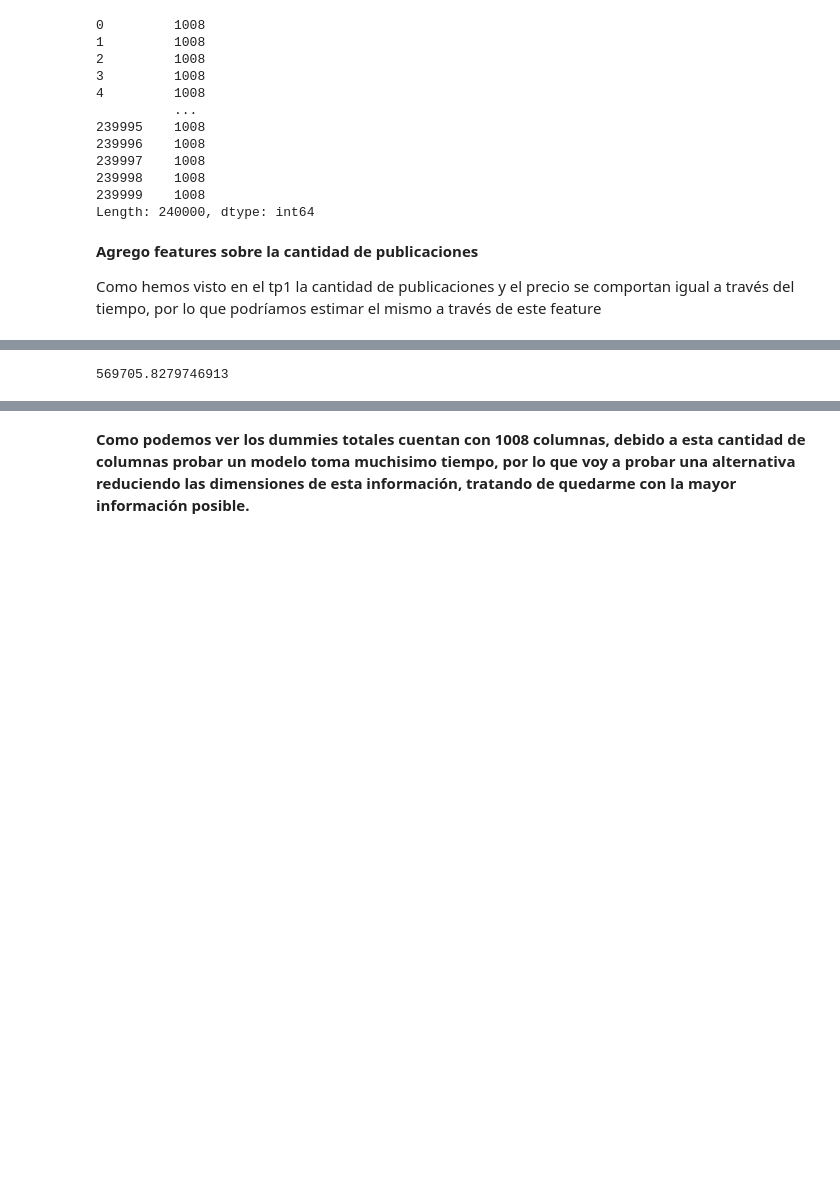
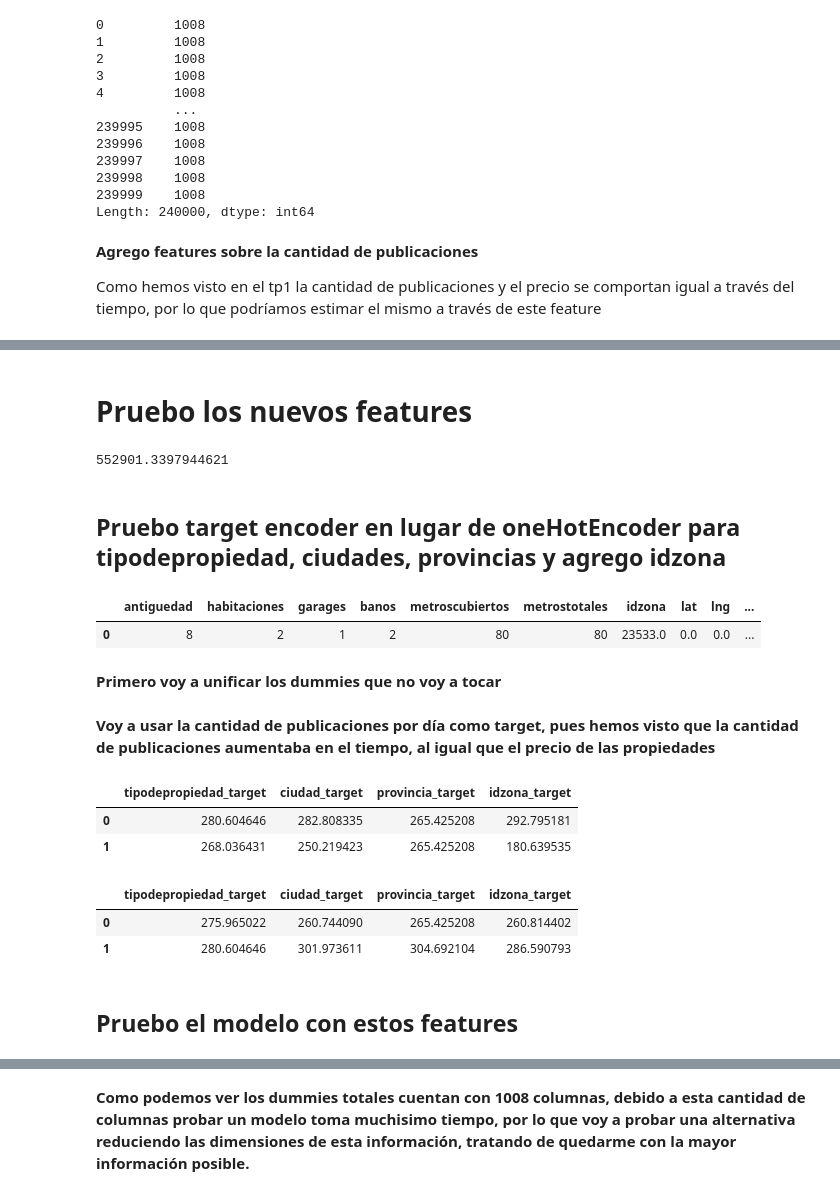
Before and after one commit to luctiz/Grupo43-TP2, a Jupyter notebook: TP2_Features_Soledad.ipynb, the cells around one changed output, grey strips where cells are left out. Drawn from its saved outputs; the diff is of its cells as text; code cells hidden in the pictures; blank space fills up the shorter version.

```diff
--- a/TP2_Features_Soledad.ipynb
+++ b/TP2_Features_Soledad.ipynb
@@ -1315,7 +1315,8 @@ Length: 240000, dtype: int64
 
 Como hemos visto en el tp1 la cantidad de publicaciones y el precio se comportan igual a través del tiempo, por lo que podríamos estimar el mismo a través de este feature
 # %%
-train['publicaciones_por_mes'] = train[['año','mes', 'id']].groupby(['año','mes']).transform(lambda x: x.count()).fillna(0)
+train['publicaciones_por_mes'] = train[['año','mes', 'id']].groupby(['año','mes']).transform(lambda x: x.count())
+train['publicaciones_por_mes'] = train['publicaciones_por_mes'].fillna(0)
 train.head(1)
 # %% [output]
 |  | id | titulo | descripcion | tipodepropiedad | direccion | ciudad | provincia | antiguedad | ... |
@@ -1338,6 +1346,7 @@ X_test = test[Numericos].join(dummies_test)
+# %% [markdown]
+# Pruebo los nuevos features
 # %%
-scores = cross_val_score(RF_model , X_norm, Y, scoring="neg_mean_absolute_error", cv=5)
+scores = cross_val_score(RF_model , X, Y, scoring="neg_mean_absolute_error", cv=4)
 RF_mae_score17 = -scores.mean()
 RF_mae_score17
+#551630.1516904247
-# %% [output]
-569705.8279746913
@@ -1343,0 +1357,19 @@ RF_mae_score17
+# %%
+#Veo el score con los datos normalizados
+scores = cross_val_score(RF_model , X_norm, Y, scoring="neg_mean_absolute_error", cv=4)
+RF_mae_score18 = -scores.mean()
+RF_mae_score18
+#586329.8868912412
+#569705.8279746913
+#553321.2267744641
+# %% [output]
+552901.3397944621
+# %% [markdown]
+## Pruebo target encoder en lugar de oneHotEncoder para tipodepropiedad, ciudades, provincias y agrego idzona
+# %%
+train[Numericos].head(1)
+# %% [output]
+|  | antiguedad | habitaciones | garages | banos | metroscubiertos | metrostotales | idzona | lat | lng | ... |
+| 0 | 8 | 2 | 1 | 2 | 80 | 80 | 23533.0 | 0.0 | 0.0 | ... |
+# %% [markdown]
+**Primero voy a unificar los dummies que no voy a tocar**
@@ -1343,0 +1379,2 @@ RF_mae_score17
+# %% [markdown]
+**Voy a usar la cantidad de publicaciones por día como target, pues hemos visto que la cantidad de publicaciones aumentaba en el tiempo, al igual que el precio de las propiedades**
@@ -1343,0 +1391,12 @@ RF_mae_score17
+# %%
+target_encoder.head(2)
+# %% [output]
+|  | tipodepropiedad_target | ciudad_target | provincia_target | idzona_target |
+| 0 | 280.604646 | 282.808335 | 265.425208 | 292.795181 |
+| 1 | 268.036431 | 250.219423 | 265.425208 | 180.639535 |
+# %%
+target_encoder_test.head(2)
+# %% [output]
+|  | tipodepropiedad_target | ciudad_target | provincia_target | idzona_target |
+| 0 | 275.965022 | 260.744090 | 265.425208 | 260.814402 |
+| 1 | 280.604646 | 301.973611 | 304.692104 | 286.590793 |
@@ -1343,0 +1407,2 @@ RF_mae_score17
+# %% [markdown]
+## Pruebo el modelo con estos features
```
Also changed, not shown: parts of 34 cells of this notebook, 1 other file.
